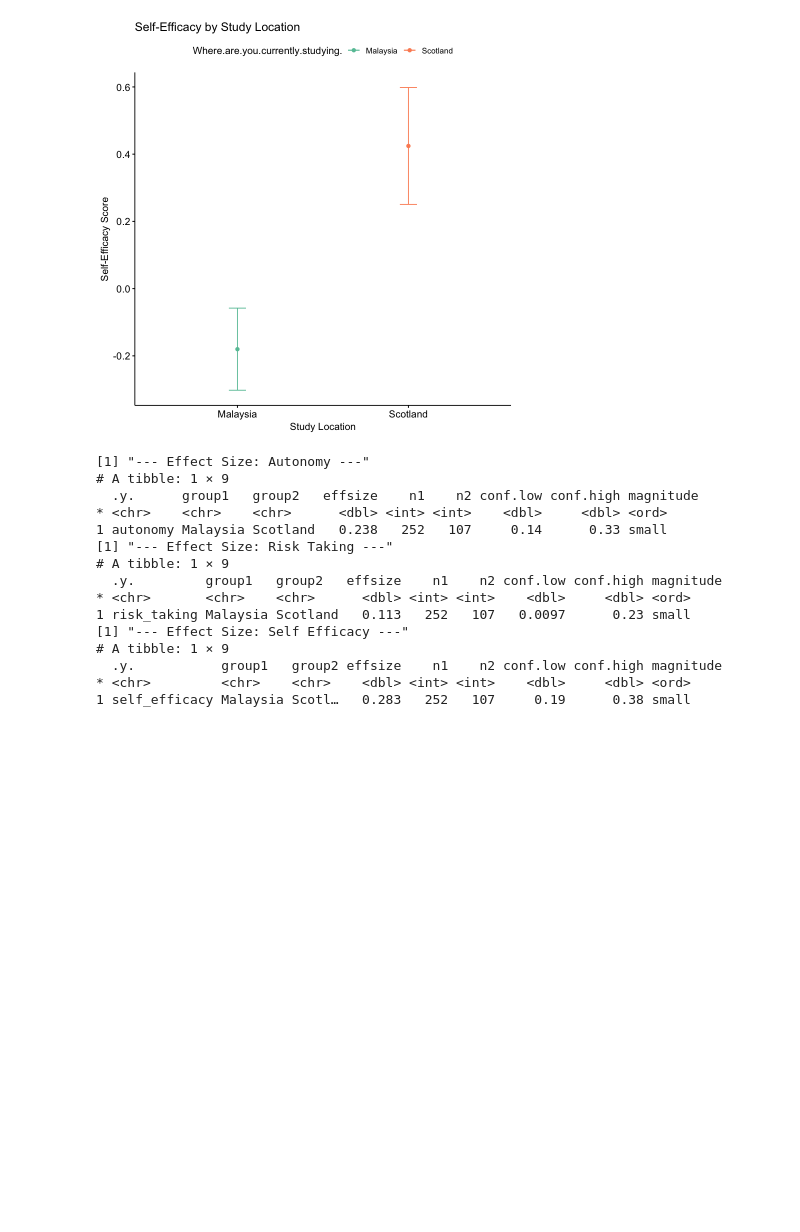
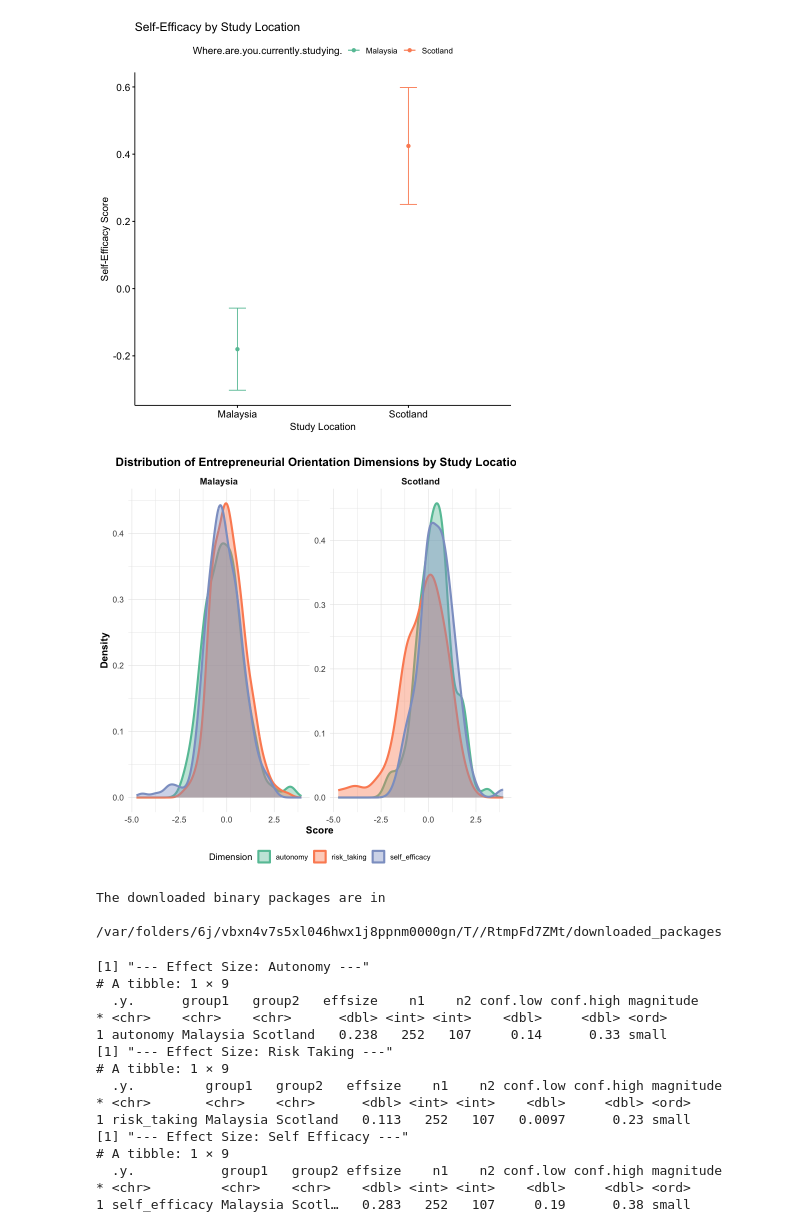
Before and after one commit to godfreydekew/Entrepreneurship-Orientation-Analysis-West-vs-East-, a Jupyter notebook: analyis.ipynb, the cells around one changed output. Cells and saved outputs as stored; diff of their text form; code cells hidden in the pictures; blank space fills up the shorter version.

```diff
--- a/analyis.ipynb
+++ b/analyis.ipynb
@@ -816,6 +846,59 @@ ggline(df_pca,
 `geom_line()`: Each group consists of only one observation.
 ℹ Do you need to adjust the group aesthetic?
 [figure]
+# %%
+library(ggplot2)
+library(tidyr)
+library(dplyr)
+
+# Create overlaid density plots for all three dimensions by study location
+plot_bell_curves_combined <- function(iv, dvs, data = df_pca) {
+
+  # Prepare data for plotting - reshape long format
+  plot_data <- data[, c(iv, dvs)] %>%
+    pivot_longer(
+      cols = all_of(dvs),
+      names_to = "Dimension",
+      values_to = "Score"
+    ) %>%
+    drop_na()
+
+  # Create the plot
+  ggplot(plot_data, aes(x = Score, fill = Dimension, color = Dimension)) +
+    geom_density(alpha = 0.4, linewidth = 1.2) +
+    facet_wrap(~.data[[iv]], scales = "free_y", nrow = 1) +
+    labs(
+      title = "Distribution of Entrepreneurial Orientation Dimensions by Study Location",
+      x = "Score",
+      y = "Density",
+      fill = "Dimension",
+      color = "Dimension"
+    ) +
+    theme_minimal() +
+    theme(
+      plot.title = element_text(size = 14, face = "bold", hjust = 0.5),
+      axis.title = element_text(size = 12, face = "bold"),
+      axis.text = element_text(size = 10),
+      legend.position = "bottom",
+      panel.grid.major = element_line(color = "gray90", linewidth = 0.3),
+      strip.text = element_text(size = 11, face = "bold")
+    ) +
+    scale_fill_brewer(palette = "Set2") +
+    scale_color_brewer(palette = "Set2")
+}
+
+# Run the plot
+plot_bell_curves_combined(
+  "Where.are.you.currently.studying.",
+  c("autonomy", "risk_taking", "self_efficacy")
+)
+# %% [output]
+[figure, added]
+# %%
+install.packages("dplyr")
+# %% [output]
+The downloaded binary packages are in
+        /var/folders/6j/vbxn4v7s5xl046hwx1j8ppnm0000gn/T//RtmpFd7ZMt/downloaded_packages
 # %%
 # Load libraries
 library(rstatix)
```
Also changed, not shown: parts of 17 cells of this notebook.
